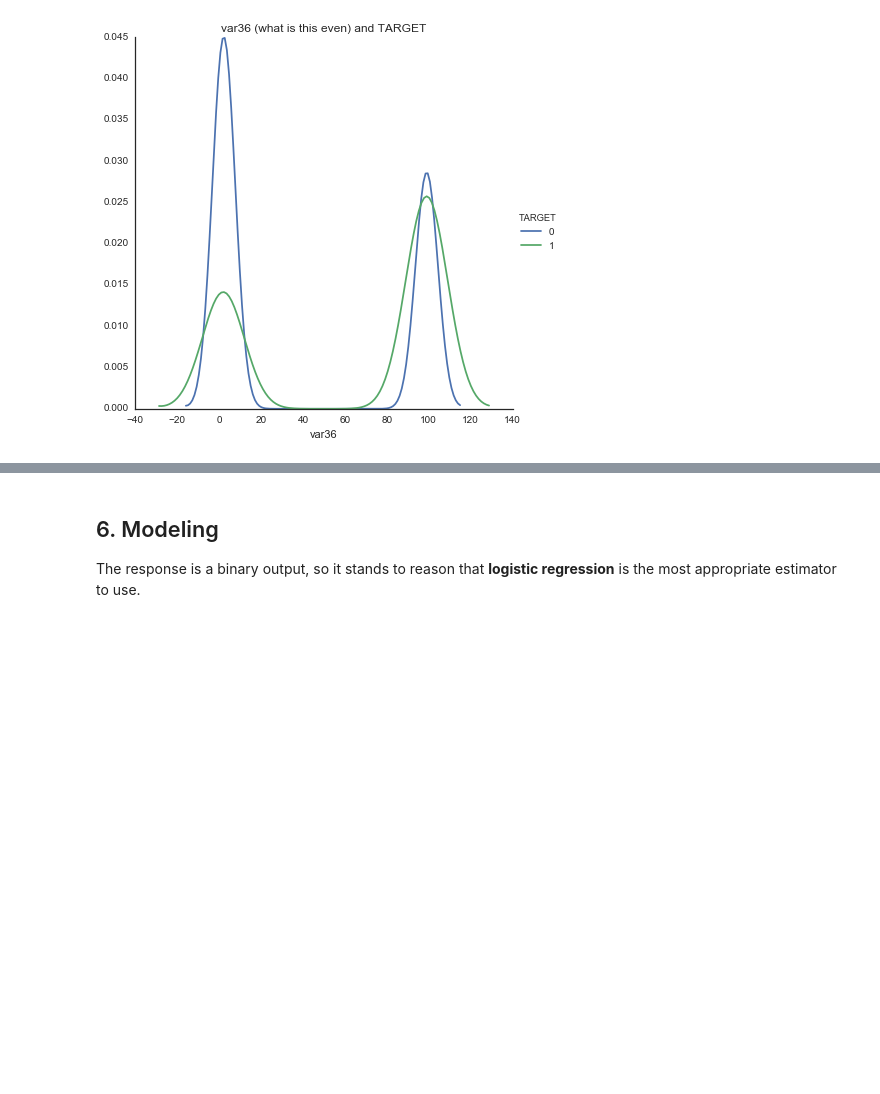
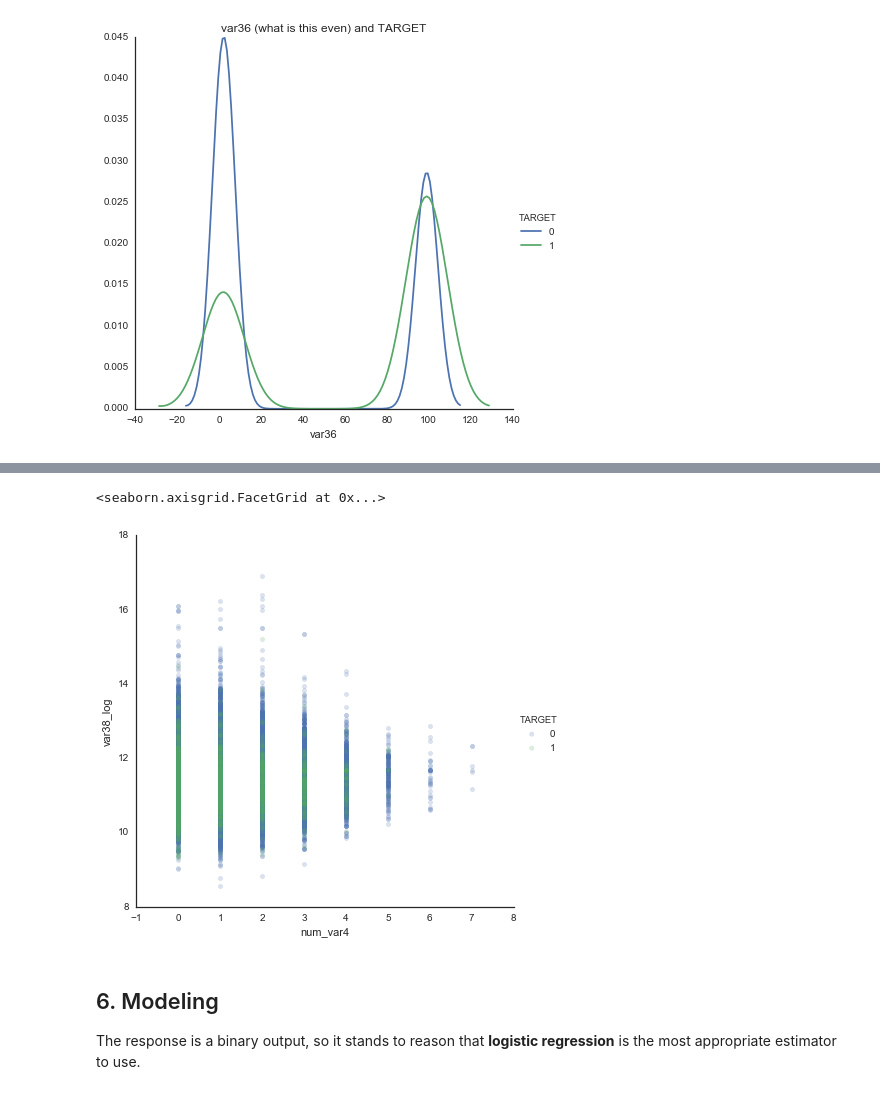
Before and after one commit to sketchychen/kaggle_santander, a Jupyter notebook: kaggle_santander_draft.ipynb, the cells around one changed output, grey strips where cells are left out. Cells and saved outputs as stored; diff of their text form; code cells hidden in the pictures; blank space fills up the shorter version.

```diff
--- a/kaggle_santander_draft.ipynb
+++ b/kaggle_santander_draft.ipynb
@@ -510,3 +541,10 @@ plt.title('var36 (what is this even) and TARGET');
+# %%
+sns.FacetGrid(santrainder, hue='TARGET', size=6) \
+    .map(plt.scatter, 'num_var4', 'var38_log', alpha = 0.2) \
+    .add_legend()
+# %% [output]
+<seaborn.axisgrid.FacetGrid at 0x...>
+[figure, added]
 # %% [markdown]
 ## 6. Modeling
 The response is a binary output, so it stands to reason that **logistic regression** is the most appropriate estimator to use.
```
Also changed, not shown: parts of 10 cells of this notebook.
